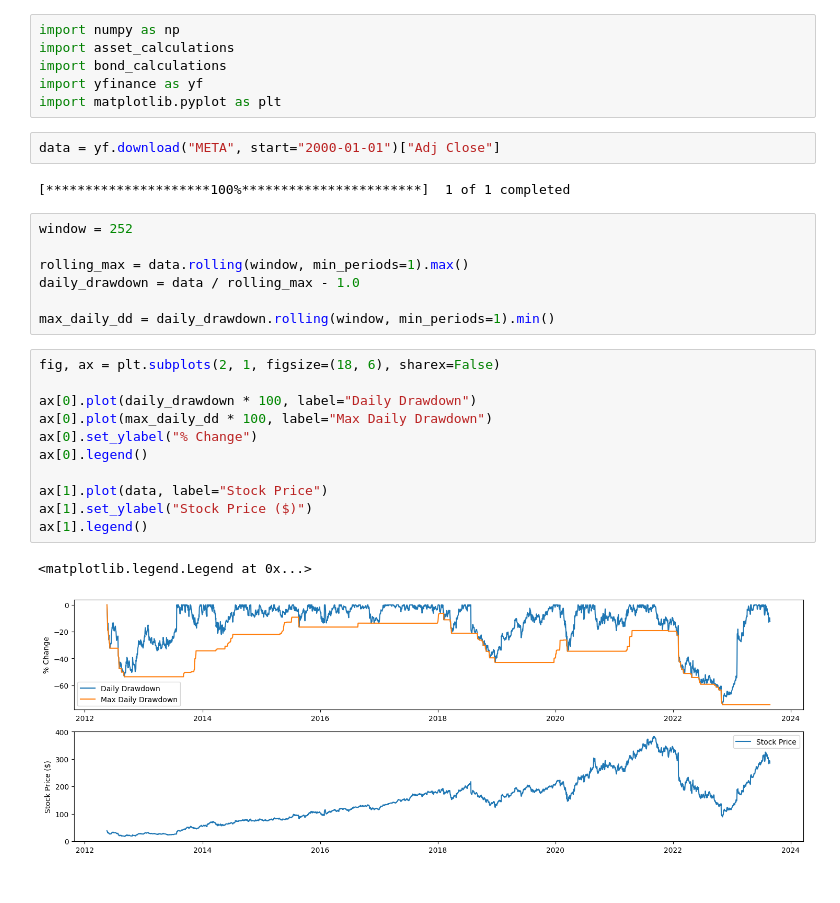
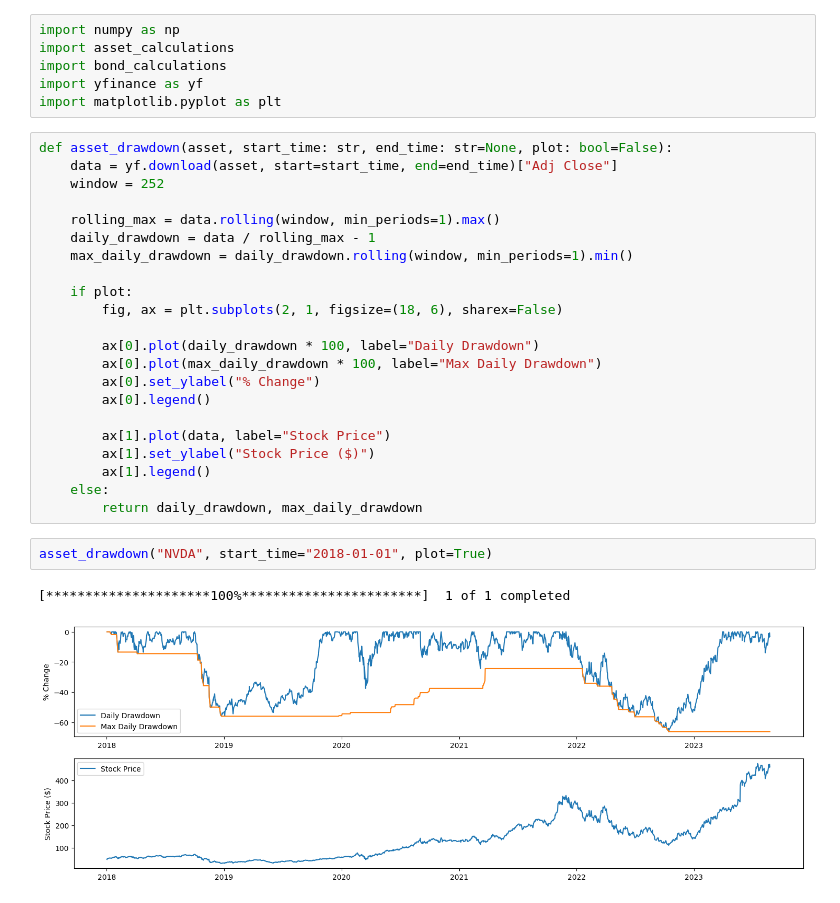
Before and after one commit to JackGreenaway/financial_calculations, a Jupyter notebook: test_notebook.ipynb, the cells around one changed output. Cells and saved outputs as stored; diff of their text form.

Commit message:
added drawdown function

```diff
--- a/test_notebook.ipynb
+++ b/test_notebook.ipynb
@@ -4,28 +4,30 @@ import asset_calculations
 import bond_calculations
 import yfinance as yf
 import matplotlib.pyplot as plt
-# %%
-data = yf.download("META", start="2000-01-01")["Adj Close"]
-# %% [output]
-[*********************100%***********************]  1 of 1 completed
-# %%
-window = 252
-
-rolling_max = data.rolling(window, min_periods=1).max()
-daily_drawdown = data / rolling_max - 1.0
-
-max_daily_dd = daily_drawdown.rolling(window, min_periods=1).min()
 # %%
-fig, ax = plt.subplots(2, 1, figsize=(18, 6), sharex=False)
+def asset_drawdown(asset, start_time: str, end_time: str=None, plot: bool=False):
+    data = yf.download(asset, start=start_time, end=end_time)["Adj Close"]
+    window = 252
 
-ax[0].plot(daily_drawdown * 100, label="Daily Drawdown")
-ax[0].plot(max_daily_dd * 100, label="Max Daily Drawdown")
-ax[0].set_ylabel("% Change")
-ax[0].legend()
+    rolling_max = data.rolling(window, min_periods=1).max()
+    daily_drawdown = data / rolling_max - 1
+    max_daily_drawdown = daily_drawdown.rolling(window, min_periods=1).min()
 
-ax[1].plot(data, label="Stock Price")
-ax[1].set_ylabel("Stock Price ($)")
-ax[1].legend()
+    if plot:
+        fig, ax = plt.subplots(2, 1, figsize=(18, 6), sharex=False)
+
+        ax[0].plot(daily_drawdown * 100, label="Daily Drawdown")
+        ax[0].plot(max_daily_drawdown * 100, label="Max Daily Drawdown")
+        ax[0].set_ylabel("% Change")
+        ax[0].legend()
+
+        ax[1].plot(data, label="Stock Price")
+        ax[1].set_ylabel("Stock Price ($)")
+        ax[1].legend()
+    else:
+        return daily_drawdown, max_daily_drawdown
-# %% [output]
-<matplotlib.legend.Legend at 0x...>
-[figure, removed]
+# %%
+asset_drawdown("NVDA", start_time="2018-01-01", plot=True)
+# %% [output]
+[*********************100%***********************]  1 of 1 completed
+[figure, added]
```
Also changed, not shown: 1 other file.
